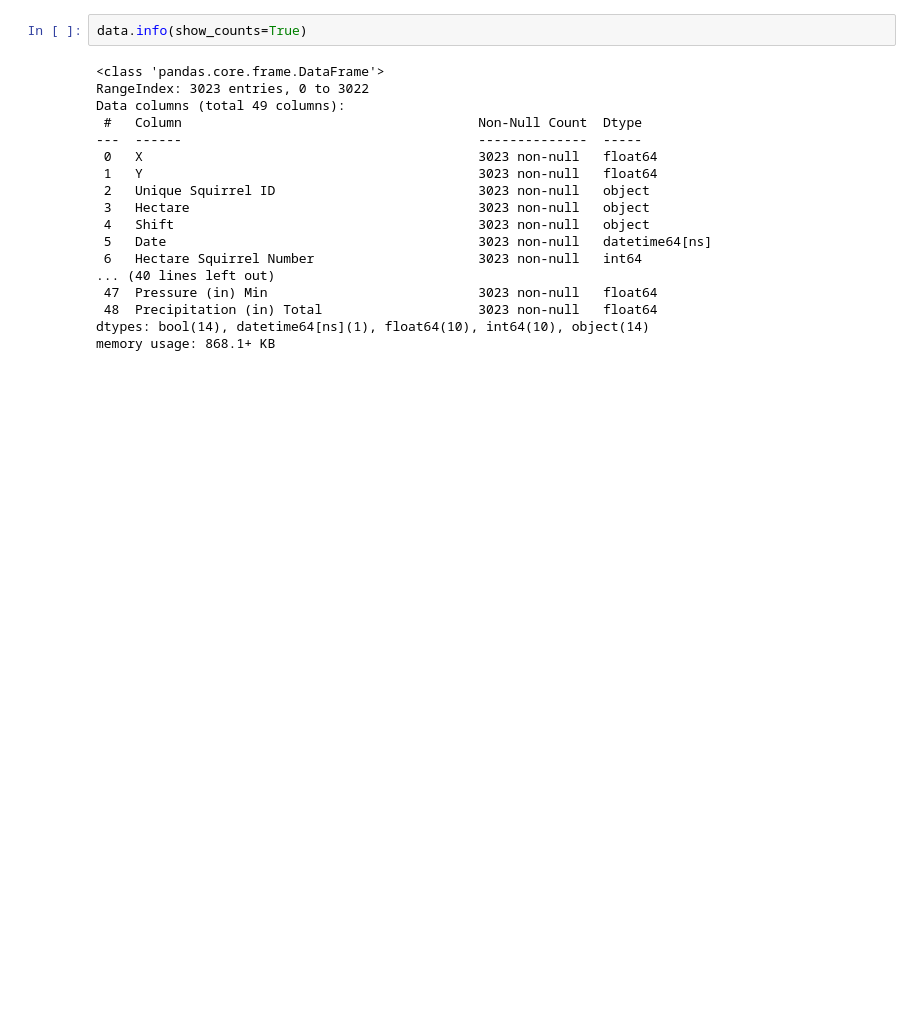
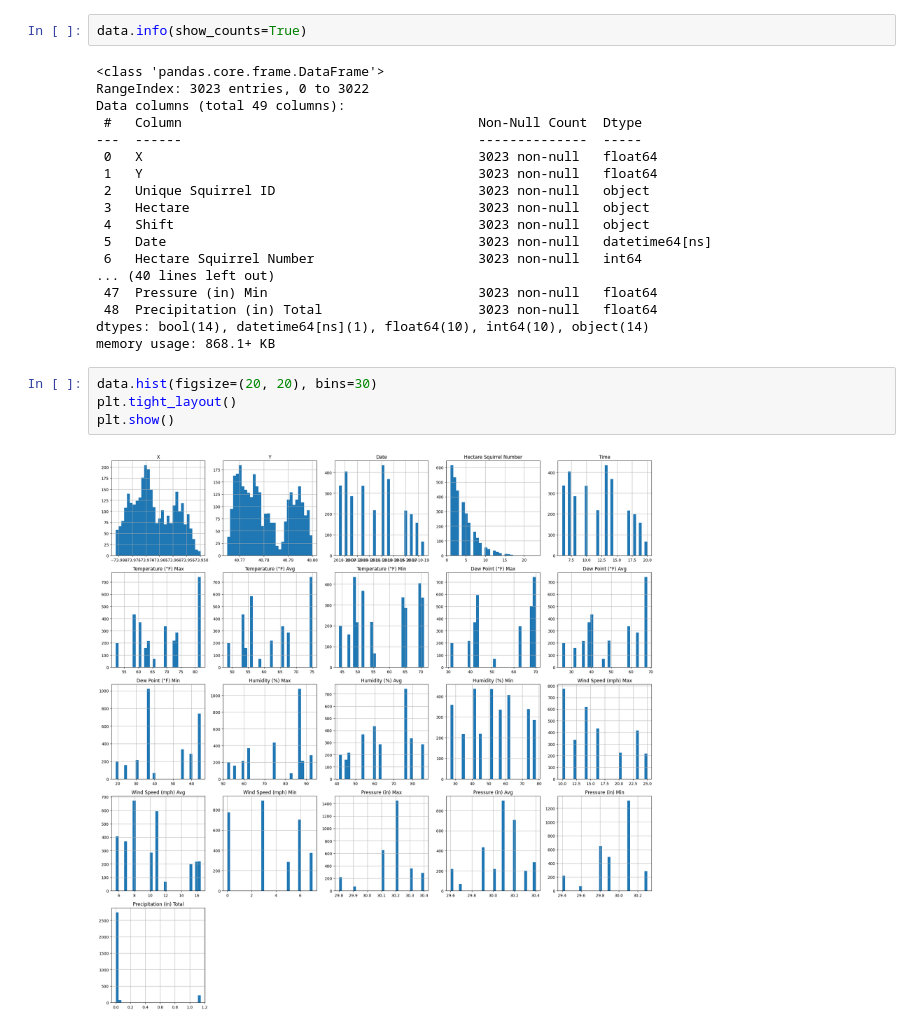
Before and after one commit to denibravo/SquirrelDiseasePrediction, a Jupyter notebook: Nutosis.ipynb, the cells around one changed output. Drawn from its saved outputs; the diff is of its cells as text; blank space fills up the shorter version.

```diff
--- a/Nutosis.ipynb
+++ b/Nutosis.ipynb
@@ -270,3 +189,9 @@ Data columns (total 49 columns):
  48  Precipitation (in) Total                    3023 non-null   float64
 dtypes: bool(14), datetime64[ns](1), float64(10), int64(10), object(14)
 memory usage: 868.1+ KB
+# %%
+data.hist(figsize=(20, 20), bins=30)
+plt.tight_layout()
+plt.show()
+# %% [output]
+[figure, added]
```
Also changed, not shown: parts of 10 cells of this notebook.
